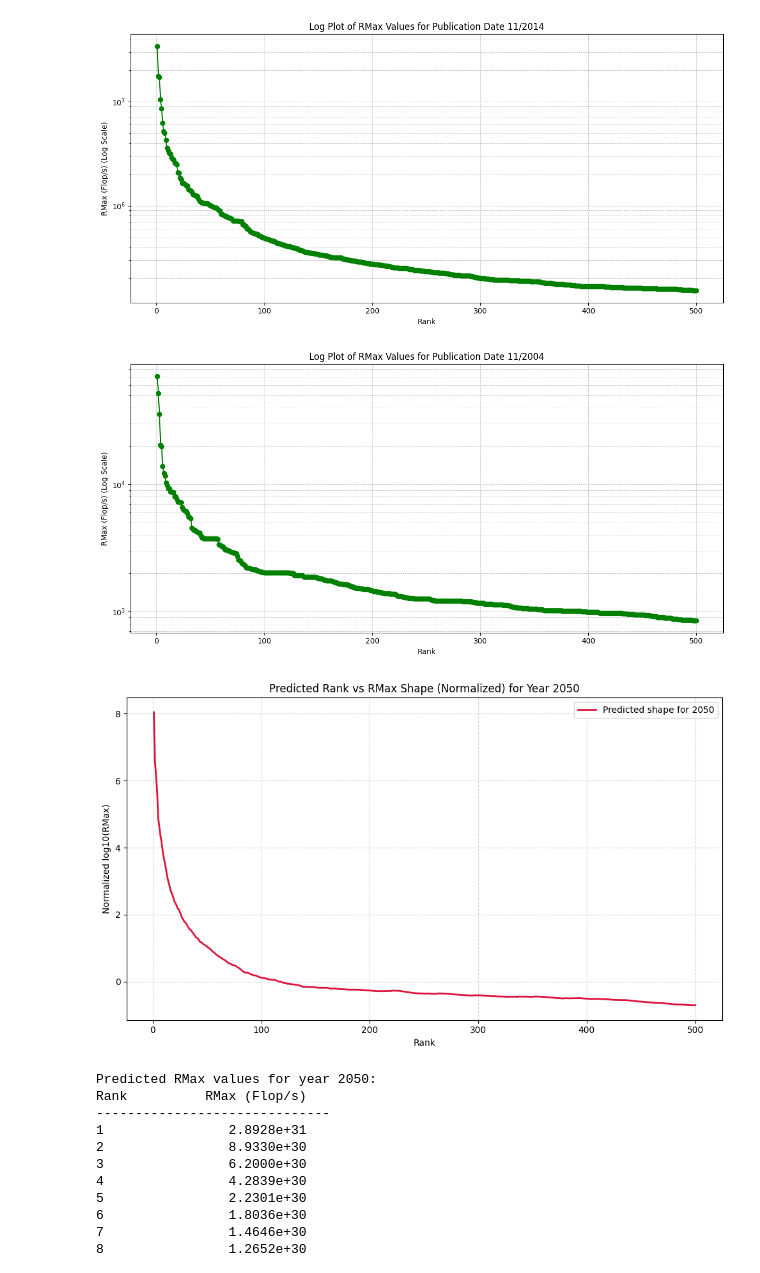
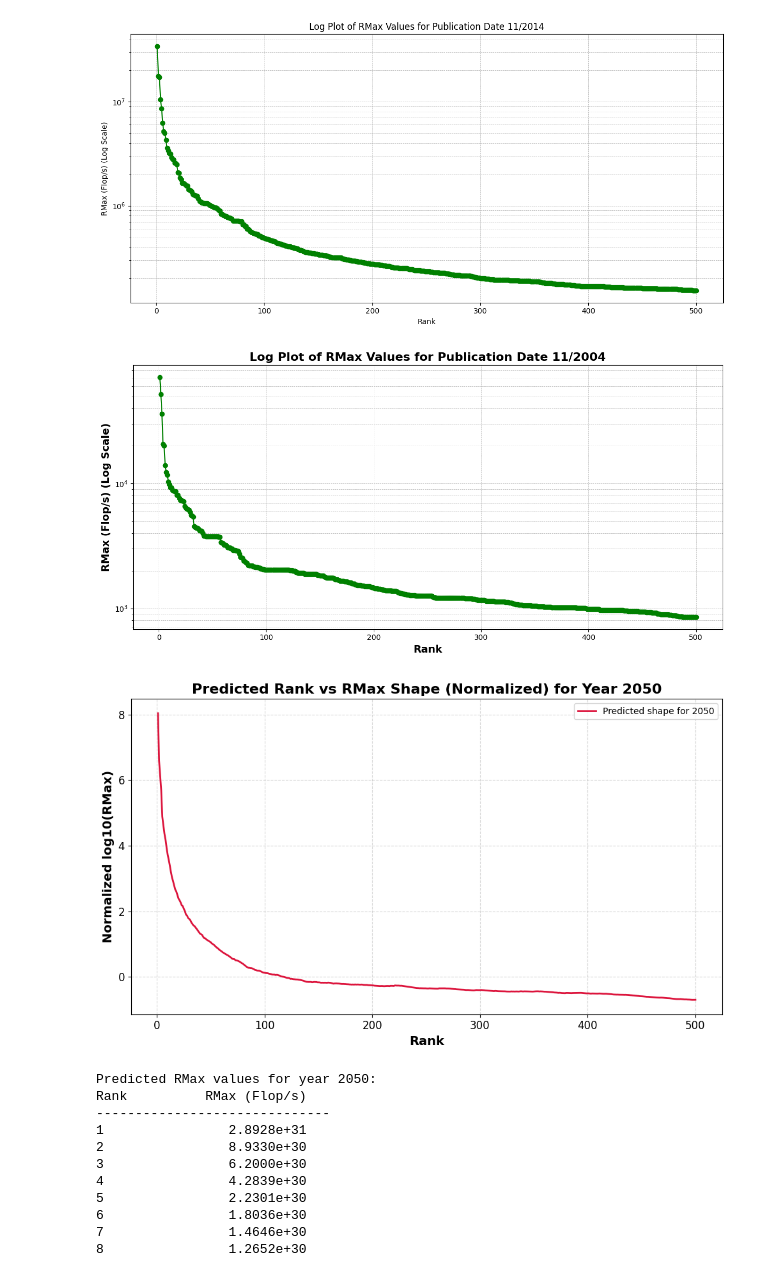
Before and after one commit to Sam-Bieberich/top500_data, a Jupyter notebook: progress_report_2.ipynb, the cells around one changed output. Drawn from its saved outputs; the diff is of its cells as text; code cells hidden in the pictures.

```diff
--- a/progress_report_2.ipynb
+++ b/progress_report_2.ipynb
@@ -522,14 +522,14 @@ filtered_df_2014 = df[df['Publication Date'] == "11/2004"]
 plt.figure(figsize=(12, 6))
 plt.plot(filtered_df_2014['Rank'], filtered_df_2014['RMax (Flop/s)'], marker='o', linestyle='-', color='g')
 plt.yscale('log')
-plt.xlabel('Rank')
-plt.ylabel('RMax (Flop/s) (Log Scale)')
-plt.title('Log Plot of RMax Values for Publication Date 11/2004')
+plt.xlabel('Rank', fontsize=14, fontweight='bold')
+plt.ylabel('RMax (Flop/s) (Log Scale)', fontsize=14, fontweight='bold')
+plt.title('Log Plot of RMax Values for Publication Date 11/2004', fontsize=16, fontweight='bold')
 plt.grid(visible=True, which='both', linestyle='--', linewidth=0.5)
 plt.tight_layout()
 plt.show()
 # %% [output]
-[figure, old version]
+[figure, new version]
 # %%
 def model_curve_shapes_over_time(df, target_year=2030, n_components=2):
     import numpy as np
@@ -557,37 +557,38 @@ def model_curve_shapes_over_time(df, target_year=2030, n_components=2):
         log_rmax = np.log10(rmax)
         norm_log_rmax = (log_rmax - np.mean(log_rmax)) / np.std(log_rmax)
         curves.append(norm_log_rmax)
         valid_years.append(int(date.split("/")[-1]))
 
     curves = np.array(curves)
     valid_years = np.array(valid_years).reshape(-1, 1)
 
     # Apply PCA to capture shape variation
     pca = PCA(n_components=n_components)
     shape_components = pca.fit_transform(curves)
 
     # Fit a regression model to predict shape from year
     reg = LinearRegression()
     reg.fit(valid_years, shape_components)
 
     # Predict shape for future year
     pred_shape = reg.predict(np.array([[target_year]]))
     reconstructed = pca.inverse_transform(pred_shape).flatten()
 
     # Plot predicted curve
     plt.figure(figsize=(10, 6))
+    plt.tick_params(axis='both', which='major', labelsize=12)
     plt.plot(rank_range, reconstructed, label=f"Predicted shape for {target_year}", linewidth=2, color='crimson')
-    plt.xlabel("Rank")
-    plt.ylabel("Normalized log10(RMax)")
-    plt.title(f"Predicted Rank vs RMax Shape (Normalized) for Year {target_year}")
+    plt.xlabel("Rank", fontsize=14, fontweight='bold')
+    plt.ylabel("Normalized log10(RMax)", fontsize=14, fontweight='bold')
+    plt.title(f"Predicted Rank vs RMax Shape (Normalized) for Year {target_year}", fontsize=16, fontweight='bold')
     plt.grid(True, linestyle="--", alpha=0.5)
     plt.legend()
     plt.tight_layout()
     plt.show()
 
 model_curve_shapes_over_time(df, target_year=2050)
 # %% [output]
-[figure, old version]
+[figure, new version]
 # %%
 def model_curve_shapes_with_actual_rmax(df, target_year=2030, n_components=2):
     import numpy as np
```
Also changed, not shown: parts of 1 cell of this notebook.
